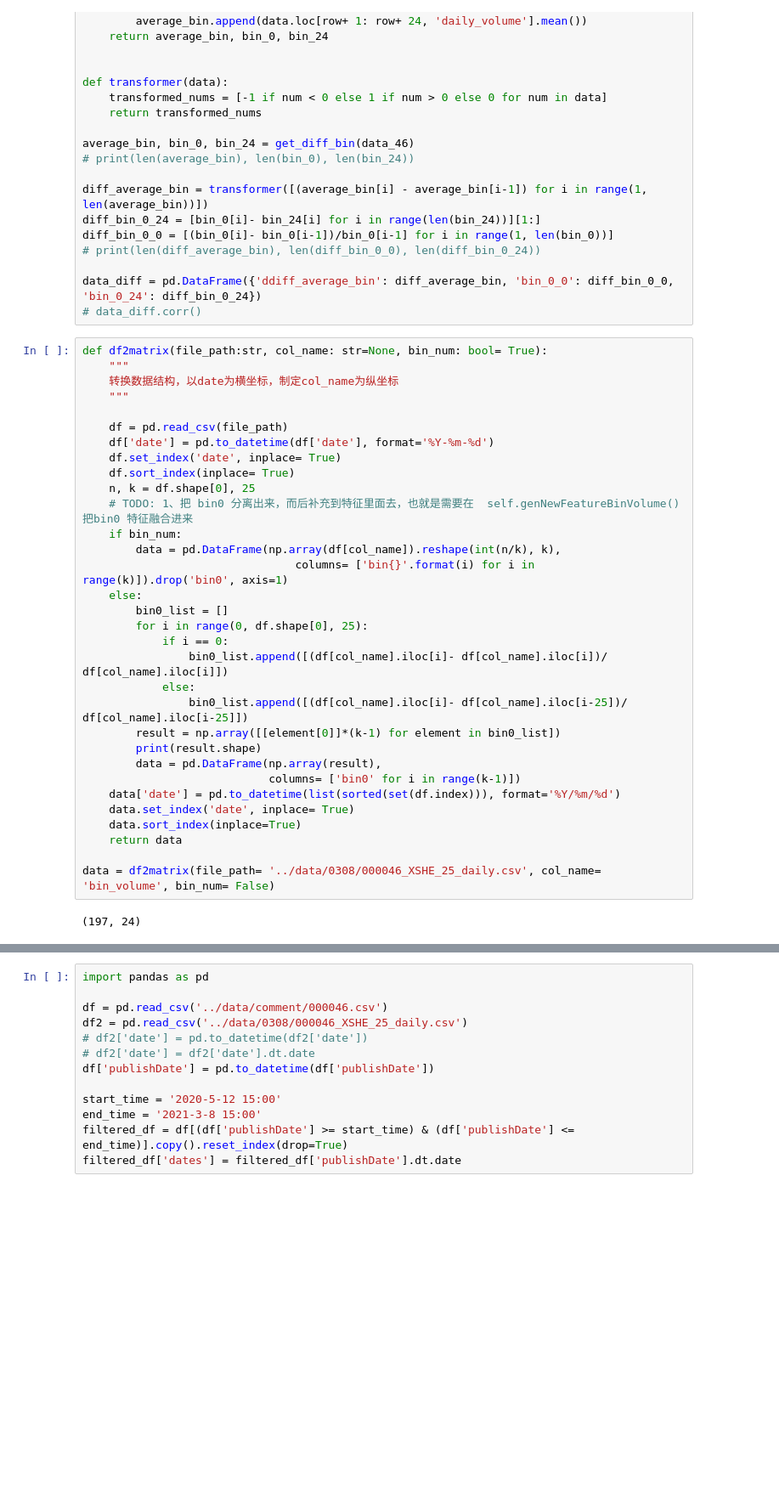
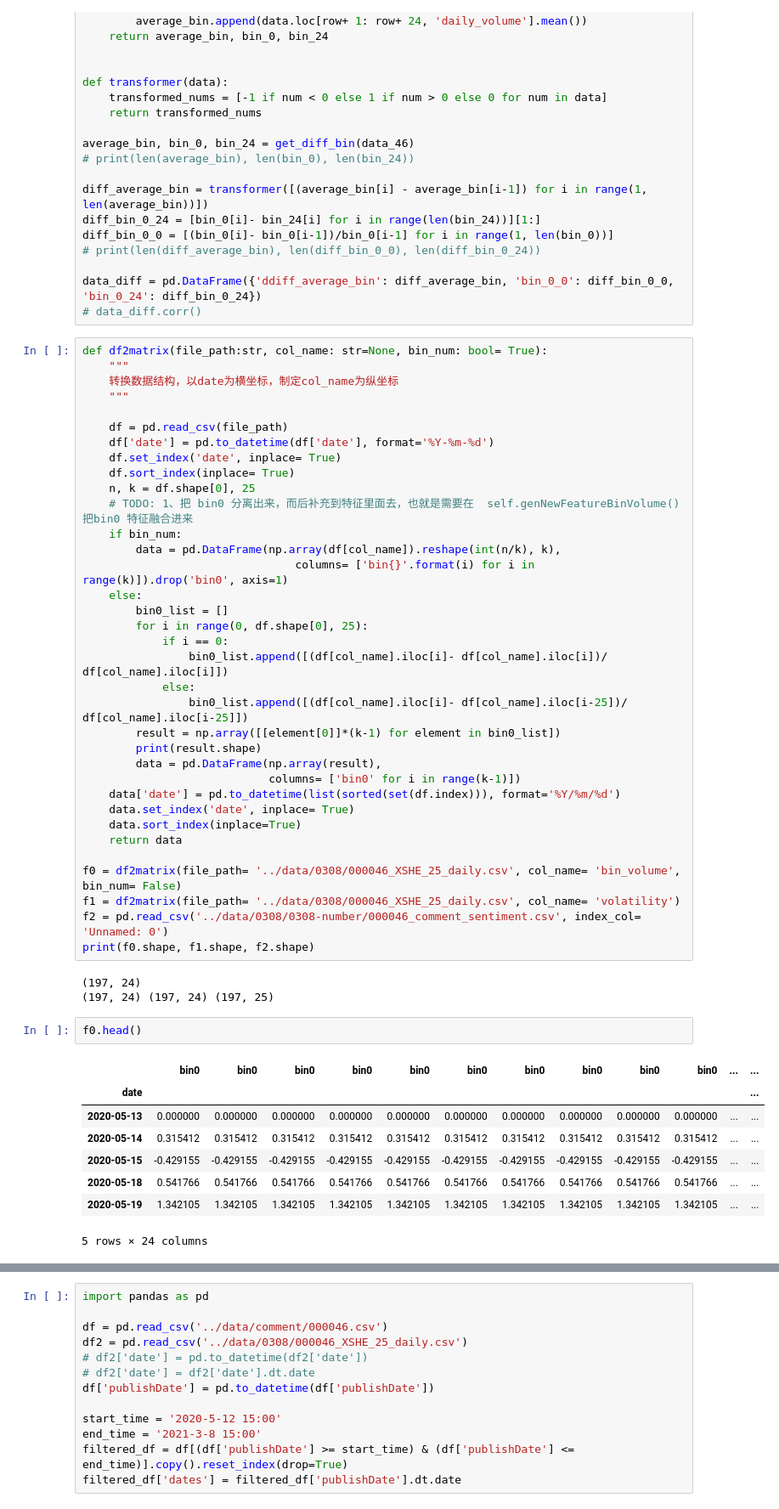
Before and after one commit to shangxiaaabb/StockTradePrediction, a Jupyter notebook: gcn/model/test.ipynb, the cells around one changed output, grey strips where cells are left out. Shown at 85% size. Saved outputs shown, nothing was run; the diff lists cells and outputs as text; blank space fills up the shorter version.

```diff
--- a/gcn/model/test.ipynb
+++ b/gcn/model/test.ipynb
@@ -60,6 +60,21 @@ def df2matrix(file_path:str, col_name: str=None, bin_num: bool= True):
     data.sort_index(inplace=True)
     return data
 
-data = df2matrix(file_path= '../data/0308/000046_XSHE_25_daily.csv', col_name= 'bin_volume', bin_num= False)
+f0 = df2matrix(file_path= '../data/0308/000046_XSHE_25_daily.csv', col_name= 'bin_volume', bin_num= False)
+f1 = df2matrix(file_path= '../data/0308/000046_XSHE_25_daily.csv', col_name= 'volatility')
+f2 = pd.read_csv('../data/0308/0308-number/000046_comment_sentiment.csv', index_col= 'Unnamed: 0')
+print(f0.shape, f1.shape, f2.shape)
 # %% [output]
 (197, 24)
+(197, 24) (197, 24) (197, 25)
+# %%
+f0.head()
+# %% [output]
+|  | bin0 | bin0 | bin0 | bin0 | bin0 | bin0 | bin0 | bin0 | bin0 | bin0 | ... | ... |
+| date |  |  |  |  |  |  |  |  |  |  |  | ... |
+| 2020-05-13 | 0.000000 | 0.000000 | 0.000000 | 0.000000 | 0.000000 | 0.000000 | 0.000000 | 0.000000 | 0.000000 | 0.000000 | ... | ... |
+| 2020-05-14 | 0.315412 | 0.315412 | 0.315412 | 0.315412 | 0.315412 | 0.315412 | 0.315412 | 0.315412 | 0.315412 | 0.315412 | ... | ... |
+| 2020-05-15 | -0.429155 | -0.429155 | -0.429155 | -0.429155 | -0.429155 | -0.429155 | -0.429155 | -0.429155 | -0.429155 | -0.429155 | ... | ... |
+| 2020-05-18 | 0.541766 | 0.541766 | 0.541766 | 0.541766 | 0.541766 | 0.541766 | 0.541766 | 0.541766 | 0.541766 | 0.541766 | ... | ... |
+| 2020-05-19 | 1.342105 | 1.342105 | 1.342105 | 1.342105 | 1.342105 | 1.342105 | 1.342105 | 1.342105 | 1.342105 | 1.342105 | ... | ... |
+5 rows × 24 columns
```
Also changed, not shown: parts of 3 cells of this notebook, 4 other files.
